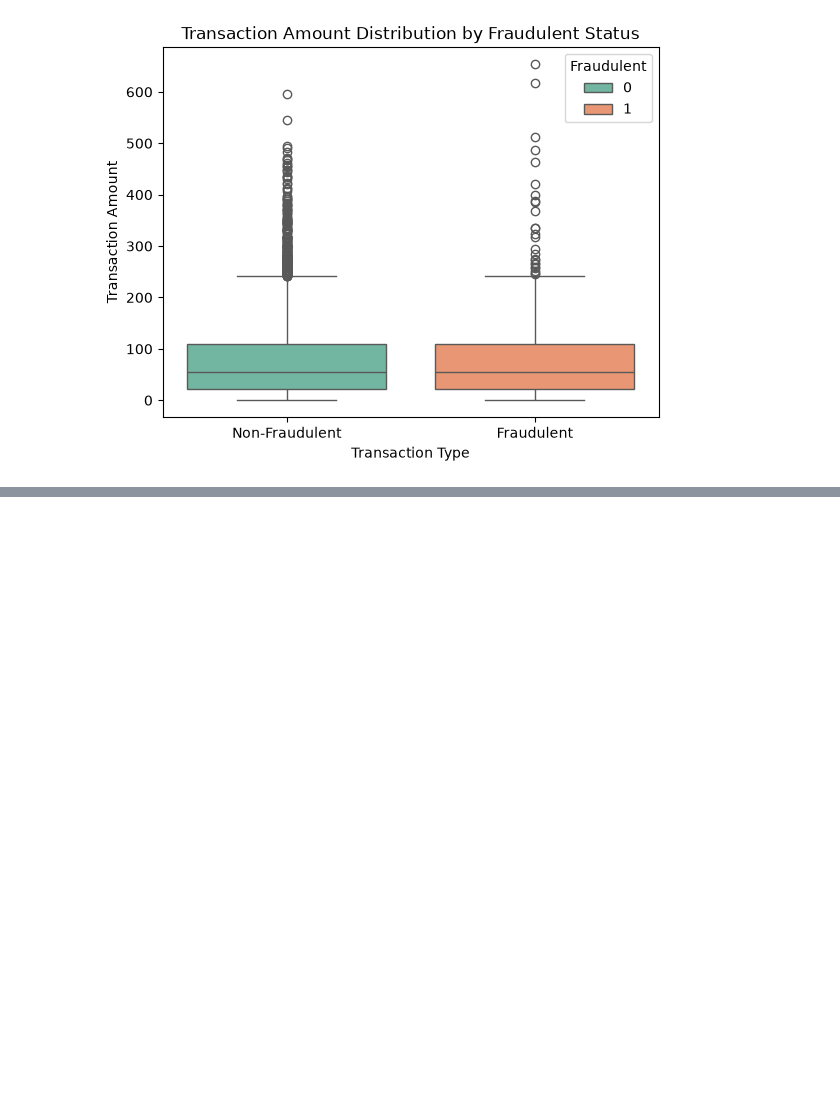
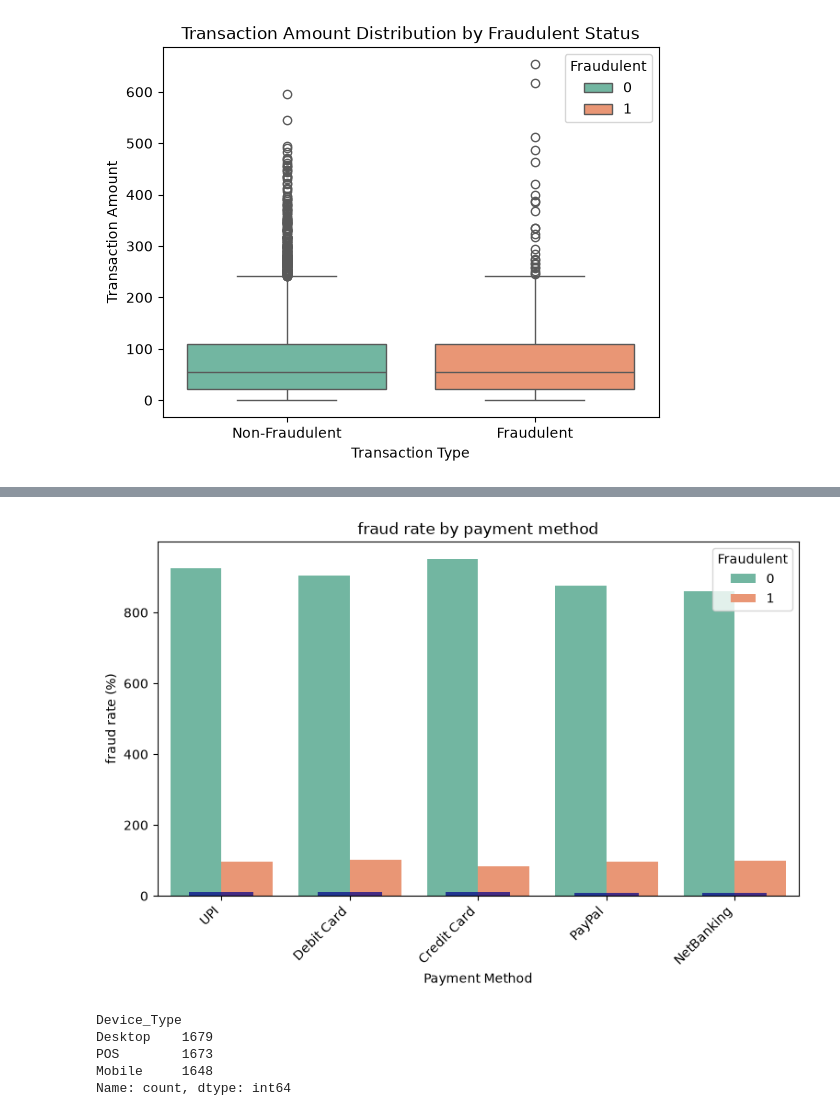
Before and after one commit to umairr-95/Financial-Fraud-Detection-Model-with-Dashboard, a Jupyter notebook: EDA.ipynb, the cells around one changed output, grey strips where cells are left out. Saved outputs shown, nothing was run; the diff lists cells and outputs as text; code cells hidden in the pictures; blank space fills up the shorter version.

```diff
--- a/EDA.ipynb
+++ b/EDA.ipynb
@@ -100,0 +194,5 @@ plt.show()
+# %%
+# payment method by fraudrate
+
+payment_fraud_rate = df.groupby('Payment_Method')['Fraudulent'].mean().sort_values(ascending=False)*100
+payment_fraud_rate
@@ -100,0 +207,24 @@ plt.show()
+# %%
+plt.figure(figsize=(9, 5))
+sns.countplot(data=df, x='Payment_Method', hue='Fraudulent', palette='Set2')
+
+payment_fraud_rate.plot(kind='bar' , color='darkblue', alpha=0.7)
+
+plt.title('fraud rate by payment method')
+plt.xlabel('Payment Method')
+plt.ylabel('fraud rate (%)')
+
+plt.xticks(rotation=45, ha='right')
+plt.show()
+# %% [output]
+[figure, added]
+# %%
+# device analysis
+
+df["Device_Type"].value_counts()
+# %% [output]
+Device_Type
+Desktop    1679
+POS        1673
+Mobile     1648
+Name: count, dtype: int64
```
Also changed, not shown: parts of 10 cells of this notebook.
